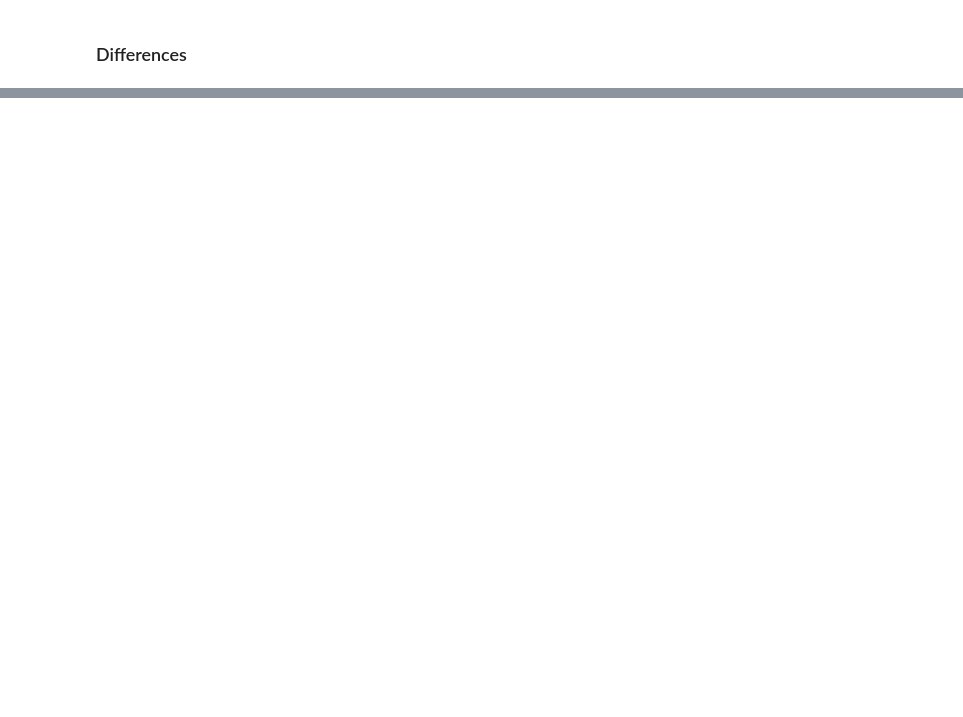
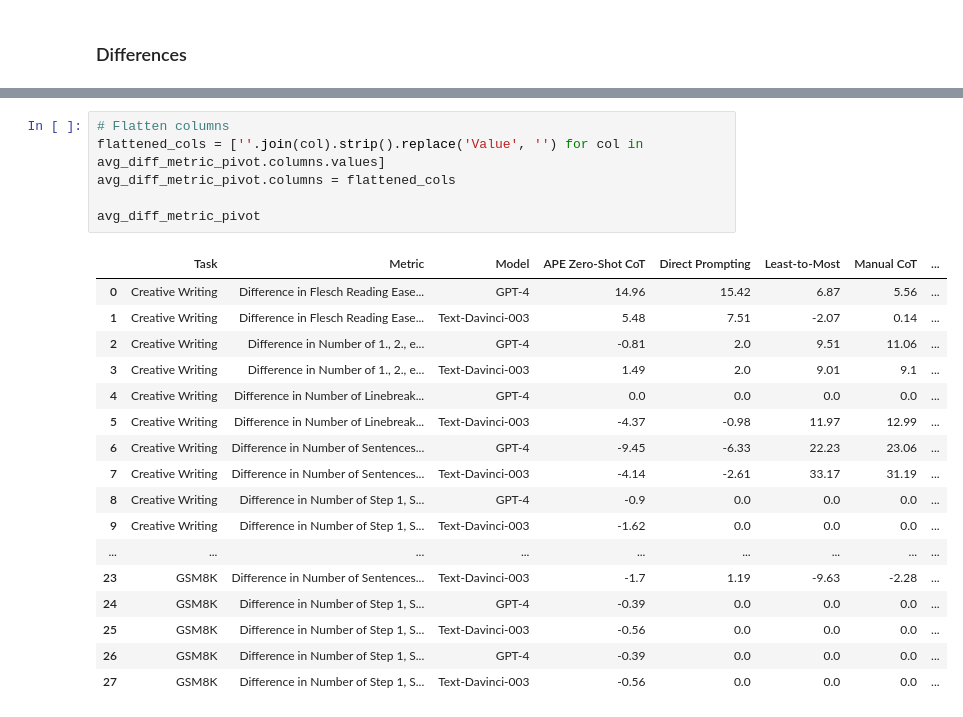
Before and after one commit to ijyliu/anlp23-project, a Jupyter notebook: Data/07d - Complexity Metrics.ipynb, the cells around one changed output, grey strips where cells are left out. Saved outputs shown, nothing was run; the diff lists cells and outputs as text; blank space fills up the shorter version.

```diff
--- a/Data/07d - Complexity Metrics.ipynb
+++ b/Data/07d - Complexity Metrics.ipynb
@@ -489,0 +526,24 @@ for var in comparison_vars_cw:
+# %%
+# Flatten columns
+flattened_cols = [''.join(col).strip().replace('Value', '') for col in avg_diff_metric_pivot.columns.values]
+avg_diff_metric_pivot.columns = flattened_cols
+
+avg_diff_metric_pivot
+# %% [output]
+|  | Task | Metric | Model | APE Zero-Shot CoT | Direct Prompting | Least-to-Most | Manual CoT | ... |
+| 0 | Creative Writing | Difference in Flesch Reading Ease... | GPT-4 | 14.96 | 15.42 | 6.87 | 5.56 | ... |
+| 1 | Creative Writing | Difference in Flesch Reading Ease... | Text-Davinci-003 | 5.48 | 7.51 | -2.07 | 0.14 | ... |
+| 2 | Creative Writing | Difference in Number of 1., 2., e... | GPT-4 | -0.81 | 2.0 | 9.51 | 11.06 | ... |
+| 3 | Creative Writing | Difference in Number of 1., 2., e... | Text-Davinci-003 | 1.49 | 2.0 | 9.01 | 9.1 | ... |
+| 4 | Creative Writing | Difference in Number of Linebreak... | GPT-4 | 0.0 | 0.0 | 0.0 | 0.0 | ... |
+| 5 | Creative Writing | Difference in Number of Linebreak... | Text-Davinci-003 | -4.37 | -0.98 | 11.97 | 12.99 | ... |
+| 6 | Creative Writing | Difference in Number of Sentences... | GPT-4 | -9.45 | -6.33 | 22.23 | 23.06 | ... |
+| 7 | Creative Writing | Difference in Number of Sentences... | Text-Davinci-003 | -4.14 | -2.61 | 33.17 | 31.19 | ... |
+| 8 | Creative Writing | Difference in Number of Step 1, S... | GPT-4 | -0.9 | 0.0 | 0.0 | 0.0 | ... |
+| 9 | Creative Writing | Difference in Number of Step 1, S... | Text-Davinci-003 | -1.62 | 0.0 | 0.0 | 0.0 | ... |
+| ... | ... | ... | ... | ... | ... | ... | ... | ... |
+| 23 | GSM8K | Difference in Number of Sentences... | Text-Davinci-003 | -1.7 | 1.19 | -9.63 | -2.28 | ... |
+| 24 | GSM8K | Difference in Number of Step 1, S... | GPT-4 | -0.39 | 0.0 | 0.0 | 0.0 | ... |
+| 25 | GSM8K | Difference in Number of Step 1, S... | Text-Davinci-003 | -0.56 | 0.0 | 0.0 | 0.0 | ... |
+| 26 | GSM8K | Difference in Number of Step 1, S... | GPT-4 | -0.39 | 0.0 | 0.0 | 0.0 | ... |
+| 27 | GSM8K | Difference in Number of Step 1, S... | Text-Davinci-003 | -0.56 | 0.0 | 0.0 | 0.0 | ... |
```
Also changed, not shown: parts of 19 cells of this notebook, 10 other files.
